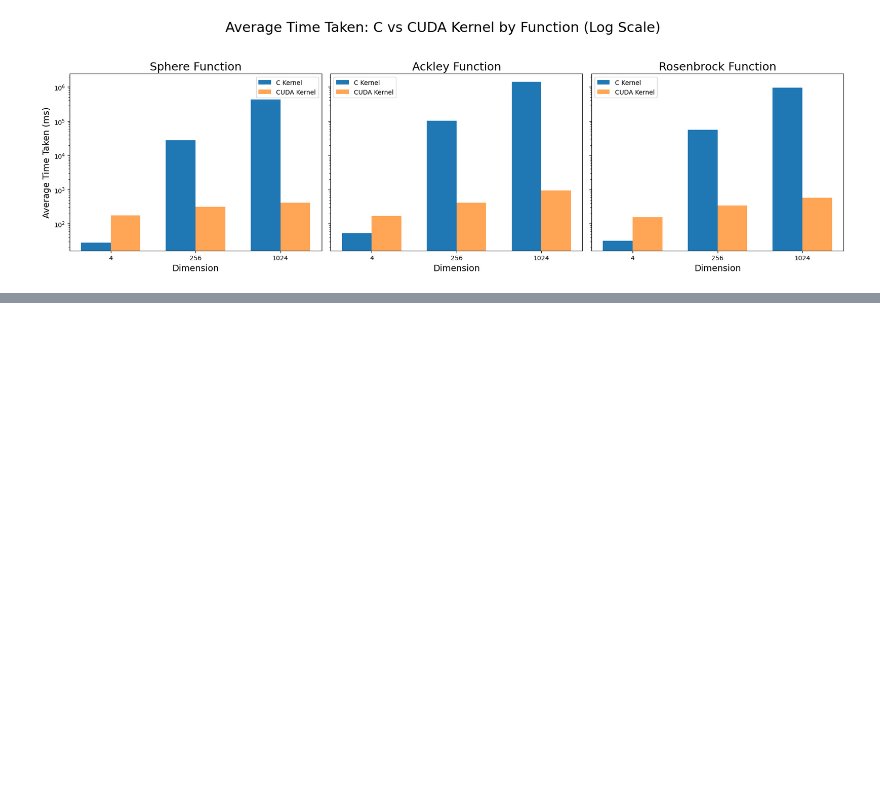
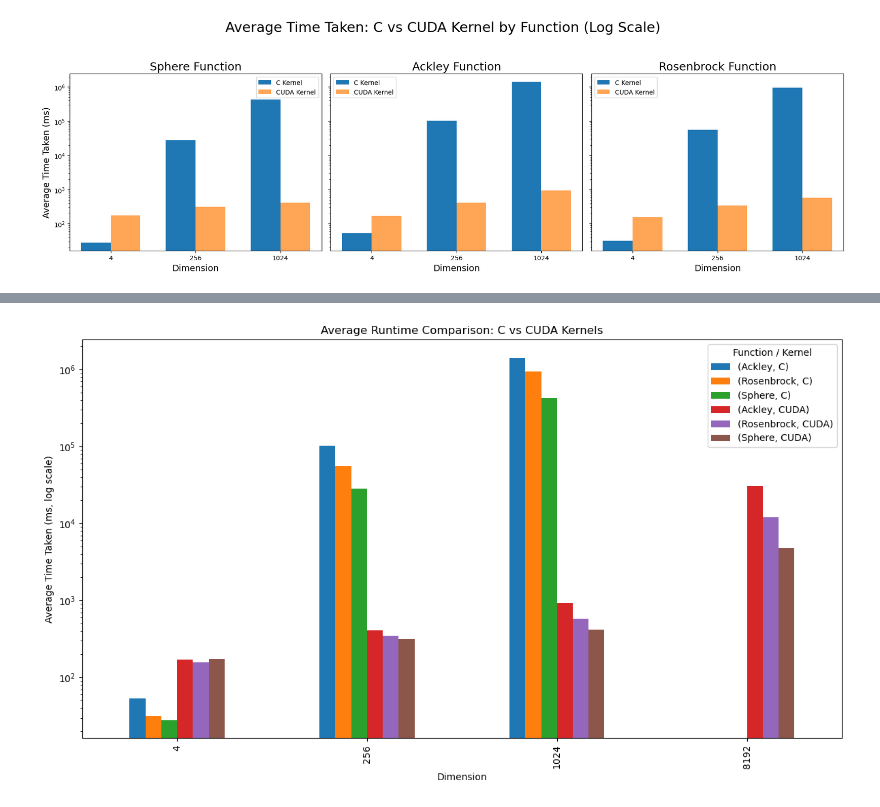
Before and after one commit to ADichoso/CSC612M_MP2, a Jupyter notebook: Results/Results.ipynb, the cells around one changed output, grey strips where cells are left out. Saved outputs shown, nothing was run; the diff lists cells and outputs as text; code cells hidden in the pictures; blank space fills up the shorter version.

Commit message:
Added CPSO Figure

```diff
--- a/Results/Results.ipynb
+++ b/Results/Results.ipynb
@@ -199,3 +199,18 @@ cuda_avg_times_df
 | 11 | Sphere | 8192 | 4849.233 |
 # %% [markdown]
 Below is the corresponding average times of the CUDA and C Kernel runs.
+# %%
+# Add a column to indicate source for C and CUDA average times
+c_times = c_avg_times_df.copy()
+c_times["Kernel"] = "C"
+
+cuda_times = cuda_avg_times_df.copy()
+cuda_times["Kernel"] = "CUDA"
+
+# Ensure column names match for concatenation
+c_times = c_times.rename(columns={"Average Time Taken": "Average Time Taken"})
+cuda_times = cuda_times.rename(columns={"Average Time Taken": "Average Time Taken"})
+
+# Concatenate rowwise
+merged_avg_times_df = pd.concat([c_times, cuda_times], ignore_index=True)
+merged_avg_times_df
@@ -354,0 +378,64 @@ plt.show()
+# %%
+import numpy as np
+import matplotlib.pyplot as plt
+import pandas as pd
+
+# --- Use merged_avg_times_df directly ---
+df = merged_avg_times_df.copy()
+
+# Ensure numeric dtypes
+df['Dimension'] = pd.to_numeric(df['Dimension'], errors='coerce').astype('Int64')
+df['Average Time Taken'] = pd.to_numeric(df['Average Time Taken'], errors='coerce')
+
+# Pivot so rows = Dimension, columns = (Function, Kernel)
+pivot_df = df.pivot_table(
+    index='Dimension',
+    columns=['Function', 'Kernel'],
+    values='Average Time Taken'
+).sort_index()
+
+print("Pivoted Data (before reorder):")
+print(pivot_df)
+
+# ---- NEW: reorder columns so C comes before CUDA ----
+new_cols = []
+
+# Functions sorted alphabetically (or by order of appearance)
+functions = pivot_df.columns.levels[0]
+for func in functions:
+    if (func, "C") in pivot_df.columns:
+        new_cols.append((func, "C"))
+    if (func, "CUDA") in pivot_df.columns:
+        new_cols.append((func, "CUDA"))
+
+pivot_df = pivot_df[new_cols]
+
+# ---- NEW: reorder columns so ALL C columns come first, then ALL CUDA columns ----
+c_cols = [col for col in pivot_df.columns if col[1] == "C"]
+cuda_cols = [col for col in pivot_df.columns if col[1] == "CUDA"]
+
+new_cols = c_cols + cuda_cols
+pivot_df = pivot_df[new_cols]
+
+
+print("\nPivoted Data (after reorder):")
+print(pivot_df)
+
+# Replace zeros with NaN for log scale compatibility
+pivot_df = pivot_df.replace(0, np.nan)
+
+# Plot
+ax = pivot_df.plot(
+    kind='bar',
+    figsize=(12, 7),
+    logy=True
+)
+
+ax.set_xlabel("Dimension")
+ax.set_ylabel("Average Time Taken (ms, log scale)")
+ax.set_title("Average Runtime Comparison: C vs CUDA Kernels")
+plt.legend(title="Function / Kernel")
+plt.tight_layout()
+plt.savefig("c_vs_cuda_avg_times.png", dpi=300)
+plt.show()
+# %% [output]
@@ -354,0 +459 @@ plt.show()
+[figure, added]
```
Also changed, not shown: parts of 5 cells of this notebook, 5 other files.
